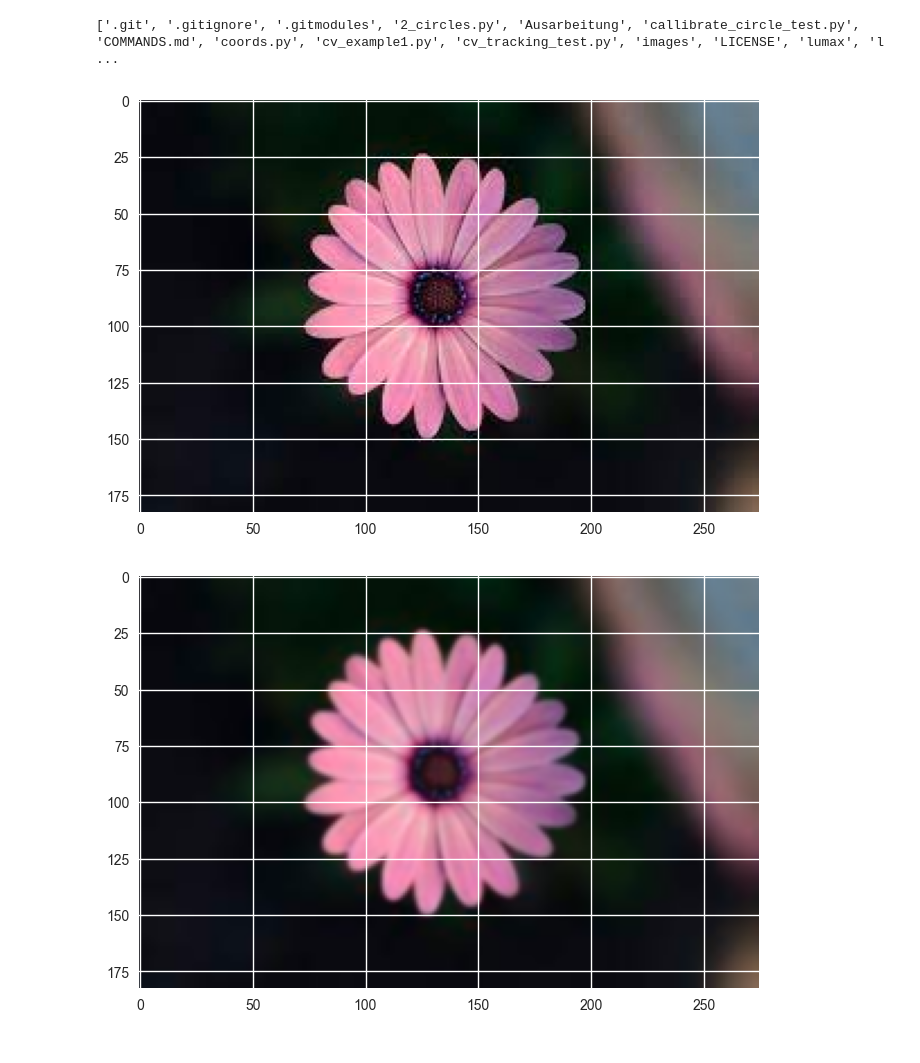
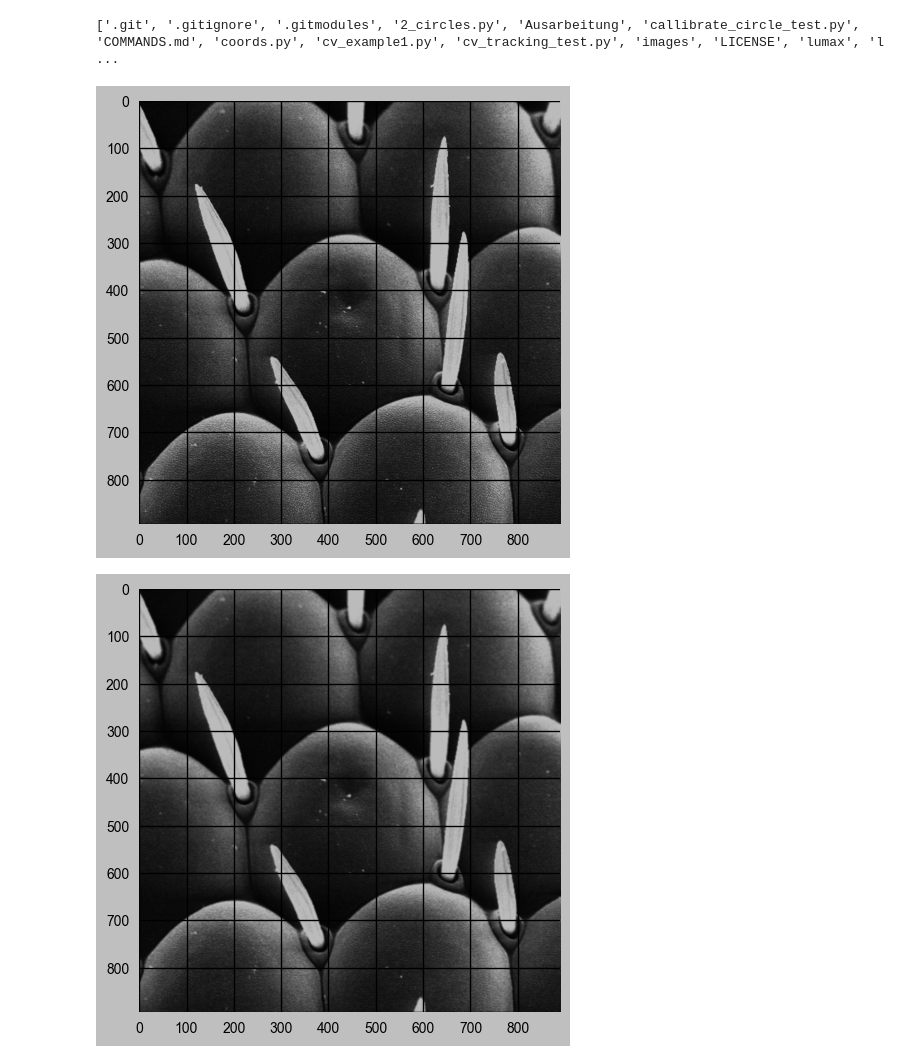
Before and after one commit to MKesenheimer/LaserFlySwatter, a Jupyter notebook: my_canny.ipynb, the cells around one changed output. Drawn from its saved outputs; the diff is of its cells as text; code cells hidden in the pictures.

Commit message:
canny

```diff
--- a/my_canny.ipynb
+++ b/my_canny.ipynb
@@ -5,19 +5,20 @@ import matplotlib.pyplot as plt
 import scipy
 import os
 print(os.listdir())
-plt.style.use('seaborn-v0_8')
+plt.style.use('grayscale')
+#Source:https://towardsdatascience.com/canny-edge-detection-step-by-step-in-python-computer-vision-b49c3a2d8123
 # %% [output]
 ['.git', '.gitignore', '.gitmodules', '2_circles.py', 'Ausarbeitung', 'callibrate_circle_test.py', 'COMMANDS.md', 'coords.py', 'cv_example1.py', 'cv_tracking_test.py', 'images', 'LICENSE', 'lumax', 'l ...
 # %%
-test_img=cv2.imread("images/flower.jpg")
+test_img=cv2.imread("images/drosophila_auge_detail.png")
 plt.imshow(test_img)
 plt.show()
 # %% [output]
-[figure, old version]
+[figure, new version]
 # %%
 blur_img=cv2.GaussianBlur(test_img,(5,5),1)
 plt.imshow(blur_img)
 plt.show()
 # %% [output]
-[figure, old version]
+[figure, new version]
 # %%
```
Also changed, not shown: parts of 8 cells of this notebook.
